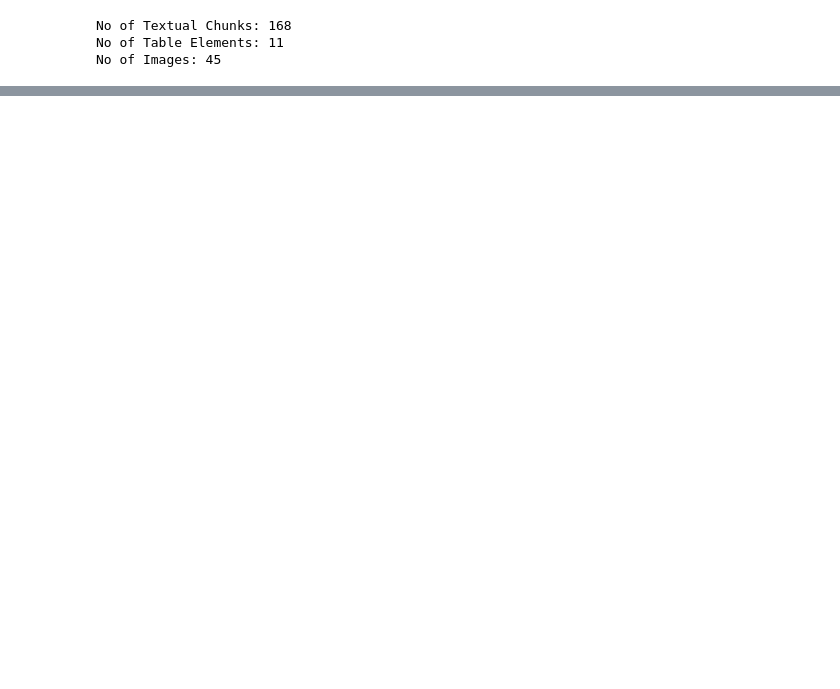
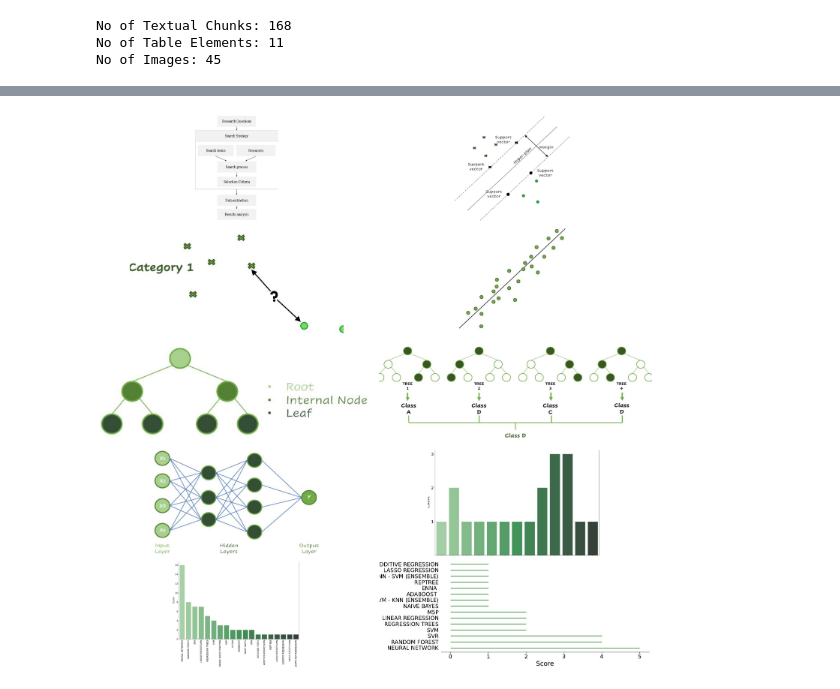
Before and after one commit to youcef-ely/software_effort_estimation_rag, a Jupyter notebook: notebooks/extract_data.ipynb, the cells around one changed output, grey strips where cells are left out. Saved outputs shown, nothing was run; the diff lists cells and outputs as text; code cells hidden in the pictures; blank space fills up the shorter version.

```diff
--- a/notebooks/extract_data.ipynb
+++ b/notebooks/extract_data.ipynb
@@ -67,7 +80,7 @@ for element in tqdm(raw_pdf_elements):
             texts.append(text)
 
     elif isinstance(element, Table):
-        tables.append(element.metadata.text_as_html) # Add the table as html for more clarity
+        tables.append(element) # Add the table as html for more clarity
 
     elif isinstance(element, Image):
         images.append(element)
@@ -82,14 +95,3 @@ print("No of Images:", len(images))
 No of Textual Chunks: 168
 No of Table Elements: 11
 No of Images: 45
-# %%
-import random
-from pprint import pprint
-
-sample = 5
-sampled = random.sample(list(zip(tables, table_captions)), min(sample, len(tables)))
-
-for i, (table, caption) in enumerate(sampled):
-    print('-' * 20 + f' Table {i+1}: {caption} ' + '-' * 20)
-    pprint(str(table))
-    print('\n\n')
@@ -124,10 +154,25 @@ for i, text in enumerate(texts[:10]):
 # %%
 import base64
-from IPython.display import Image
+from io import BytesIO
+from PIL import Image as PILImage
+import matplotlib.pyplot as plt
 
+sample = 10
 base64_images = [el.metadata.image_base64 for el in images]
+fig, axs = plt.subplots(sample // 2, 2, figsize=(15, 15))
+axs = axs.flatten()
 
-# Displaying some images
-for image in base64_images[:10]:
-    image_data = base64.b64decode(image)
-    display(Image(data=image_data))
+for i, image_b64 in enumerate(base64_images[:sample]):
+    image_data = base64.b64decode(image_b64)
+    image = PILImage.open(BytesIO(image_data))
+    axs[i].imshow(image)
+    axs[i].axis('off')
+
+
+for j in range(len(base64_images[:sample]), len(axs)):
+    axs[j].axis('off')
+
+plt.tight_layout()
+plt.show()
+# %% [output]
+[figure, added]
```
Also changed, not shown: parts of 14 cells of this notebook, 1 other file.
